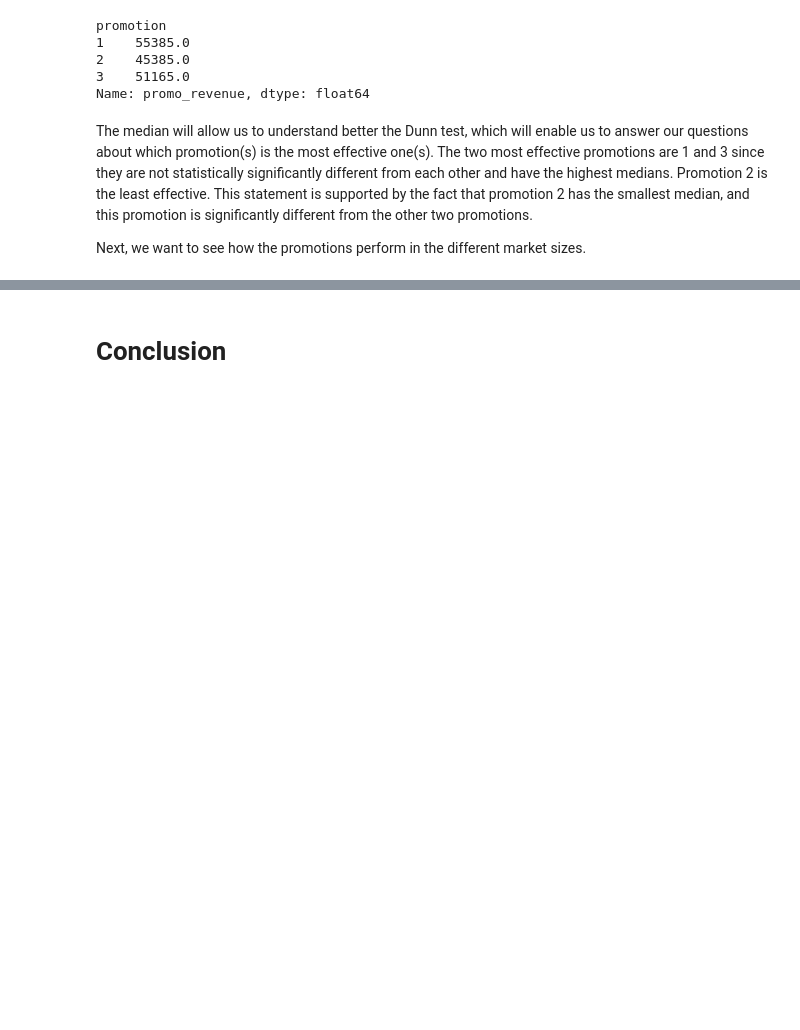
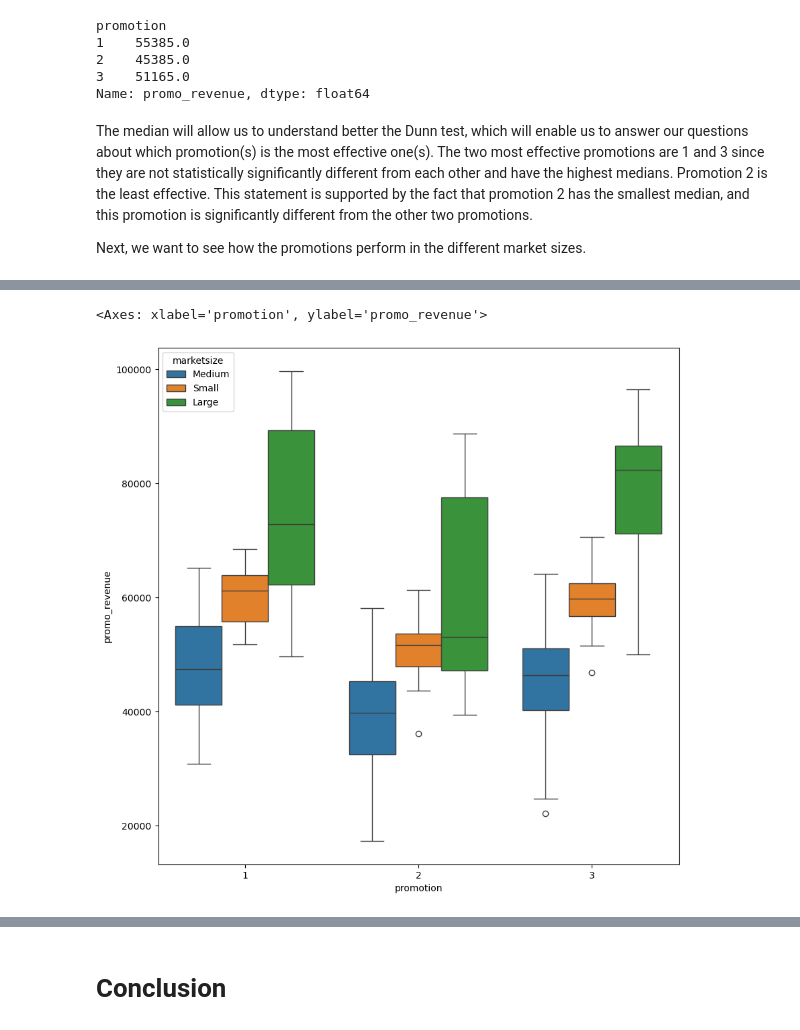
Before and after one commit to Gandji94/A-B_test, a Jupyter notebook: Fast Food Marketing Campaign A_B test/Python/Fast Food Marketing Campaign AB Test.ipynb, the cells around one changed output, grey strips where cells are left out. Drawn from its saved outputs; the diff is of its cells as text; code cells hidden in the pictures; blank space fills up the shorter version.

```diff
--- a/Fast Food Marketing Campaign A_B test/Python/Fast Food Marketing Campaign AB Test.ipynb
+++ b/Fast Food Marketing Campaign A_B test/Python/Fast Food Marketing Campaign AB Test.ipynb
@@ -890,0 +439,7 @@ The median will allow us to understand better the Dunn test, which will enable u
+# %%
+plt.figure(figsize=(10,10))
+ax=df[['promotion', 'promo_revenue', 'marketsize']]
+sns.boxplot(data=ax, x='promotion', y='promo_revenue', hue='marketsize', palette=sns.color_palette())
+# %% [output]
+<Axes: xlabel='promotion', ylabel='promo_revenue'>
+[figure, added]
```
Also changed, not shown: parts of 100 cells of this notebook.
